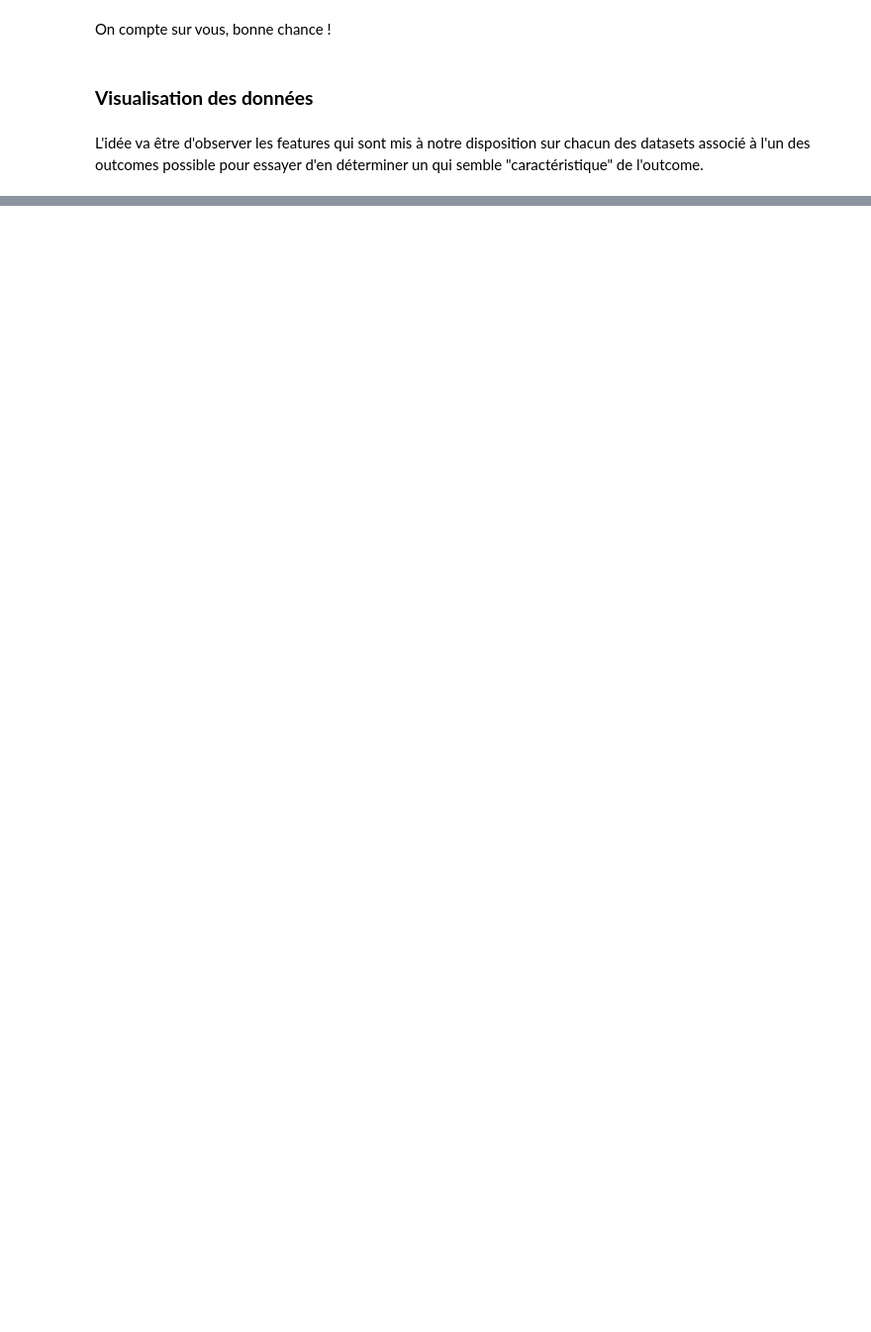
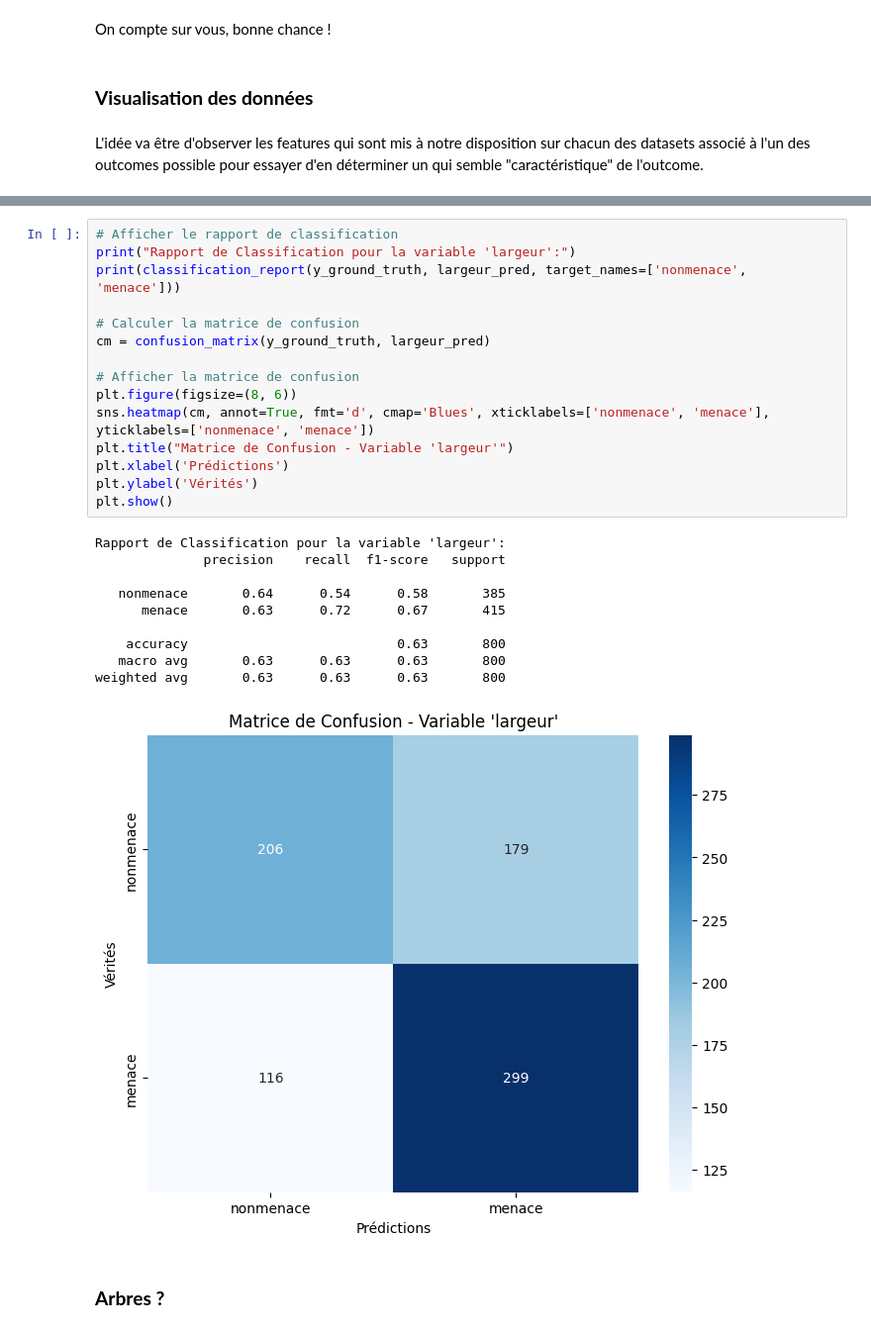
Before and after one commit to NailKhelifa/MVA_deep_and_signal, a Jupyter notebook: TP2/dls_tp2.ipynb, the cells around one changed output, grey strips where cells are left out. Shown at 99% size. Drawn from its saved outputs; the diff is of its cells as text; blank space fills up the shorter version.

```diff
--- a/TP2/dls_tp2.ipynb
+++ b/TP2/dls_tp2.ipynb
@@ -176,0 +321,28 @@ plt.show()
+# %%
+# Afficher le rapport de classification
+print("Rapport de Classification pour la variable 'largeur':")
+print(classification_report(y_ground_truth, largeur_pred, target_names=['nonmenace', 'menace']))
+
+# Calculer la matrice de confusion
+cm = confusion_matrix(y_ground_truth, largeur_pred)
+
+# Afficher la matrice de confusion
+plt.figure(figsize=(8, 6))
+sns.heatmap(cm, annot=True, fmt='d', cmap='Blues', xticklabels=['nonmenace', 'menace'], yticklabels=['nonmenace', 'menace'])
+plt.title("Matrice de Confusion - Variable 'largeur'")
+plt.xlabel('Prédictions')
+plt.ylabel('Vérités')
+plt.show()
+# %% [output]
+Rapport de Classification pour la variable 'largeur':
+              precision    recall  f1-score   support
+
+   nonmenace       0.64      0.54      0.58       385
+      menace       0.63      0.72      0.67       415
+
+    accuracy                           0.63       800
+   macro avg       0.63      0.63      0.63       800
+weighted avg       0.63      0.63      0.63       800
+[figure, added]
+# %% [markdown]
+### **Arbres ?**
```
Also changed, not shown: parts of 23 cells of this notebook.
